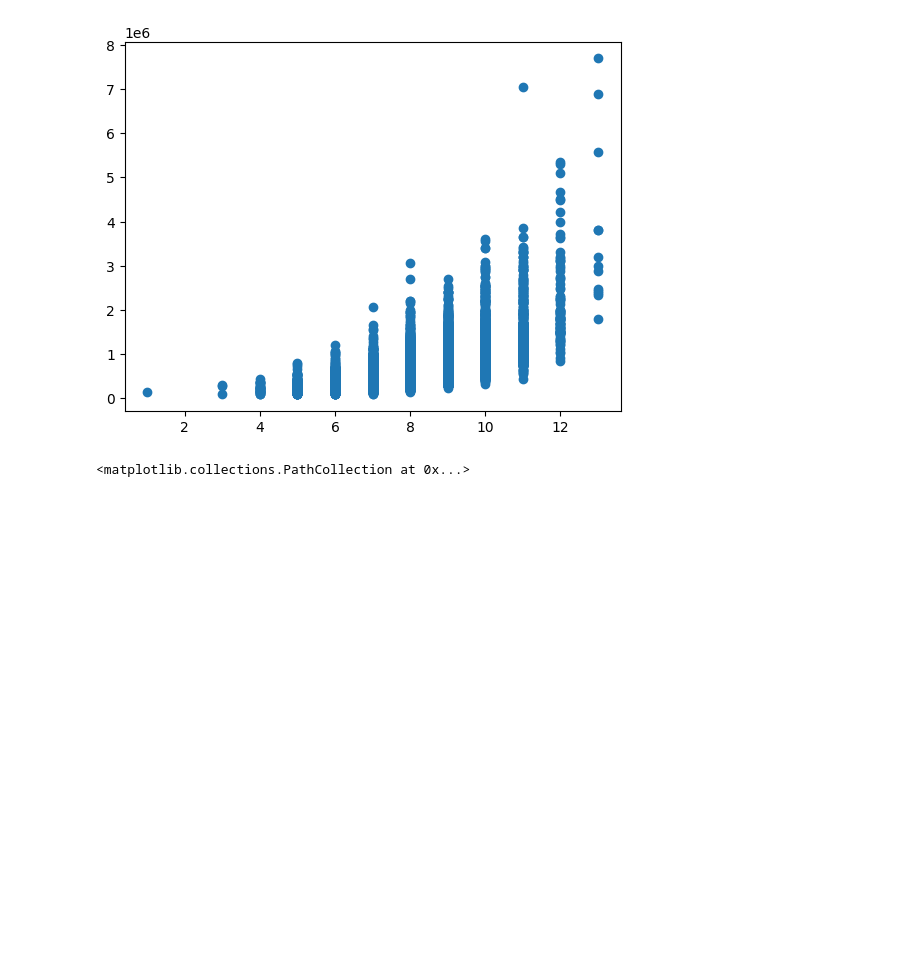
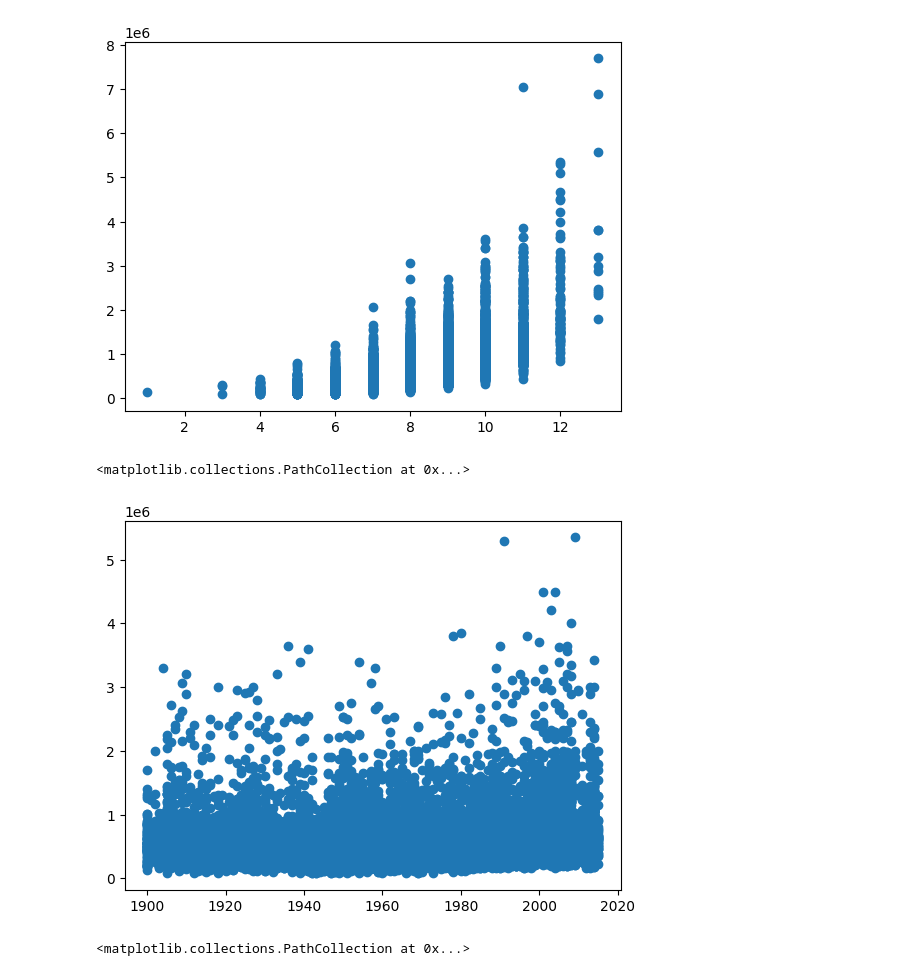
Before and after one commit to lilfakeS/schulich_data_science, a Jupyter notebook: assignment_3.ipynb, the cells around one changed output. Saved outputs shown, nothing was run; the diff lists cells and outputs as text; code cells hidden in the pictures; blank space fills up the shorter version.

```diff
--- a/assignment_3.ipynb
+++ b/assignment_3.ipynb
@@ -88,6 +88,11 @@ plt.scatter(house['grade'],house['price'])
 # %% [output]
 <matplotlib.collections.PathCollection at 0x...>
 [figure]
+# %%
+plt.scatter(house['yr_built'],house['price'])
+# %% [output]
+<matplotlib.collections.PathCollection at 0x...>
+[figure, added]
 # %%
 plt.scatter(house['waterfront'],house['price'])
 # %% [output]
```
Also changed, not shown: parts of 38 cells of this notebook, 1 other file.
